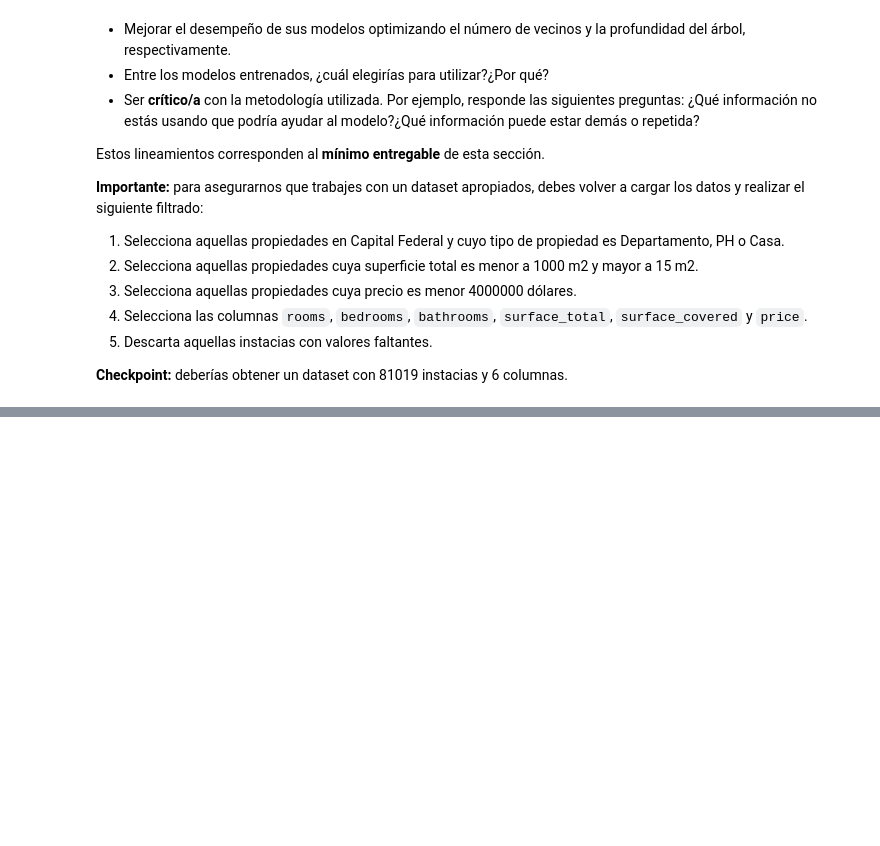
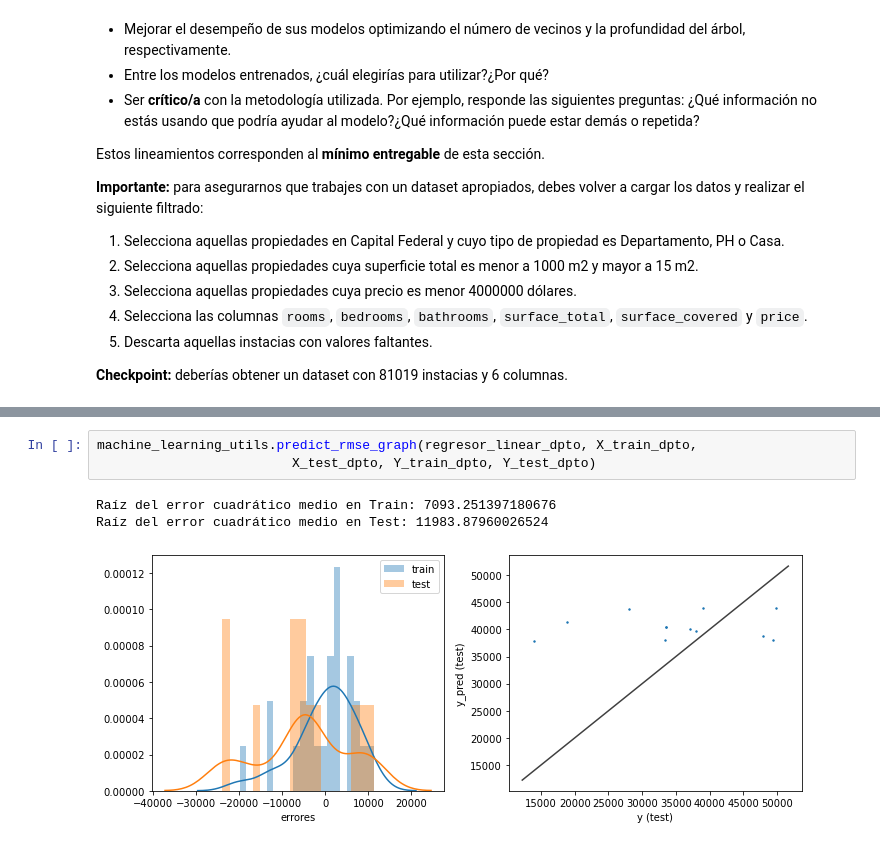
Before and after one commit to franpossetto/Acamica-DataScience-Sprint01, a Jupyter notebook: DS_Proyecto_01.ipynb, the cells around one changed output, grey strips where cells are left out. Cells and saved outputs as stored; diff of their text form; blank space fills up the shorter version.

```diff
--- a/DS_Proyecto_01.ipynb
+++ b/DS_Proyecto_01.ipynb
@@ -369,0 +497,7 @@ ds = ds[ds["price"]<400000]
+# %%
+machine_learning_utils.predict_rmse_graph(regresor_linear_dpto, X_train_dpto,
+                         X_test_dpto, Y_train_dpto, Y_test_dpto)
+# %% [output]
+Raíz del error cuadrático medio en Train: 7093.251397180676
+Raíz del error cuadrático medio en Test: 11983.87960026524
+[figure, added]
```
Also changed, not shown: parts of 10 cells of this notebook.
